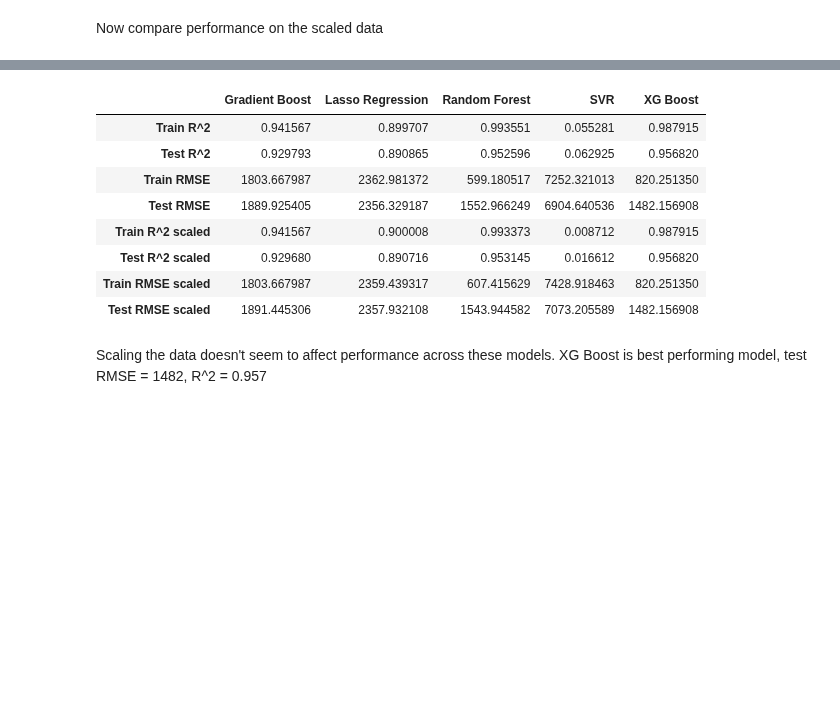
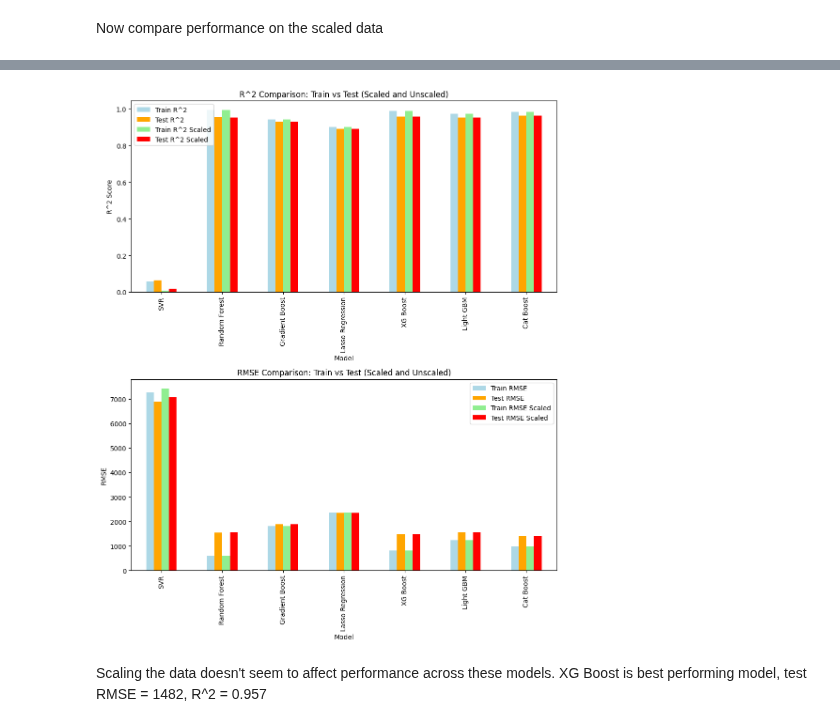
Before and after one commit to balintstewart77/magnimind-assignments, a Jupyter notebook: Auto_scout/auto_scout_part6_estimators.ipynb, the cells around one changed output, grey strips where cells are left out. Cells and saved outputs as stored; diff of their text form; code cells hidden in the pictures; blank space fills up the shorter version.

```diff
--- a/Auto_scout/auto_scout_part6_estimators.ipynb
+++ b/Auto_scout/auto_scout_part6_estimators.ipynb
@@ -125,16 +181,41 @@ results_scaled = pd.DataFrame(results)
-# %%
-results = pd.concat([results_unscaled, results_scaled], axis = 0)
-results[sorted(results)]
-# %% [output]
-|  | Gradient Boost | Lasso Regression | Random Forest | SVR | XG Boost |
-| Train R^2 | 0.941567 | 0.899707 | 0.993551 | 0.055281 | 0.987915 |
-| Test R^2 | 0.929793 | 0.890865 | 0.952596 | 0.062925 | 0.956820 |
-| Train RMSE | 1803.667987 | 2362.981372 | 599.180517 | 7252.321013 | 820.251350 |
-| Test RMSE | 1889.925405 | 2356.329187 | 1552.966249 | 6904.640536 | 1482.156908 |
-| Train R^2 scaled | 0.941567 | 0.900008 | 0.993373 | 0.008712 | 0.987915 |
-| Test R^2 scaled | 0.929680 | 0.890716 | 0.953145 | 0.016612 | 0.956820 |
-| Train RMSE scaled | 1803.667987 | 2359.439317 | 607.415629 | 7428.918463 | 820.251350 |
-| Test RMSE scaled | 1891.445306 | 2357.932108 | 1543.944582 | 7073.205589 | 1482.156908 |
+# %%
+# Combine both unscaled and scaled results into one DataFrame, without duplicating indices
+results_combined = pd.concat([results_unscaled.T, results_scaled.T], axis=1)
+
+# Rename the columns appropriately
+results_combined.columns = ['Train R^2', 'Test R^2', 'Train RMSE', 'Test RMSE',
+                            'Train R^2 scaled', 'Test R^2 scaled', 'Train RMSE scaled', 'Test RMSE scaled']
+
+# Reset index to get the model names in a column
+results_combined.reset_index(inplace=True)
+results_combined.rename(columns={'index': 'Model'}, inplace=True)
+
+# Create two separate DataFrames: one for R^2 and one for RMSE
+r2_results = results_combined[['Model', 'Train R^2', 'Test R^2', 'Train R^2 scaled', 'Test R^2 scaled']]
+rmse_results = results_combined[['Model', 'Train RMSE', 'Test RMSE', 'Train RMSE scaled', 'Test RMSE scaled']]
+# %%
+# Plot a barplot of the R2 and RMSE evaluation results
+# Plotting Train/Test R^2 and Train/Test RMSE in two barplots for easy comparison
+
+# Plot R^2 comparison
+fig, axs = plt.subplots(2, 1, figsize=(10, 12))
+
+# Plot R^2
+r2_results.plot(x='Model', kind='bar', ax=axs[0], color=['lightblue', 'orange', 'lightgreen', 'red'])
+axs[0].set_title('R^2 Comparison: Train vs Test (Scaled and Unscaled)')
+axs[0].set_ylabel('R^2 Score')
+axs[0].legend(['Train R^2', 'Test R^2', 'Train R^2 Scaled', 'Test R^2 Scaled'])
+
+# Plot RMSE
+rmse_results.plot(x='Model', kind='bar', ax=axs[1], color=['lightblue', 'orange', 'lightgreen', 'red'])
+axs[1].set_title('RMSE Comparison: Train vs Test (Scaled and Unscaled)')
+axs[1].set_ylabel('RMSE')
+axs[1].legend(['Train RMSE', 'Test RMSE', 'Train RMSE Scaled', 'Test RMSE Scaled'])
+
+plt.tight_layout()
+plt.show()
+# %% [output]
+[figure, added]
 # %% [markdown]
 Scaling the data doesn't seem to affect performance across these models. XG Boost is best performing model, test RMSE = 1482, R^2 = 0.957
 # %% [markdown]
```
Also changed, not shown: parts of 24 cells of this notebook.
